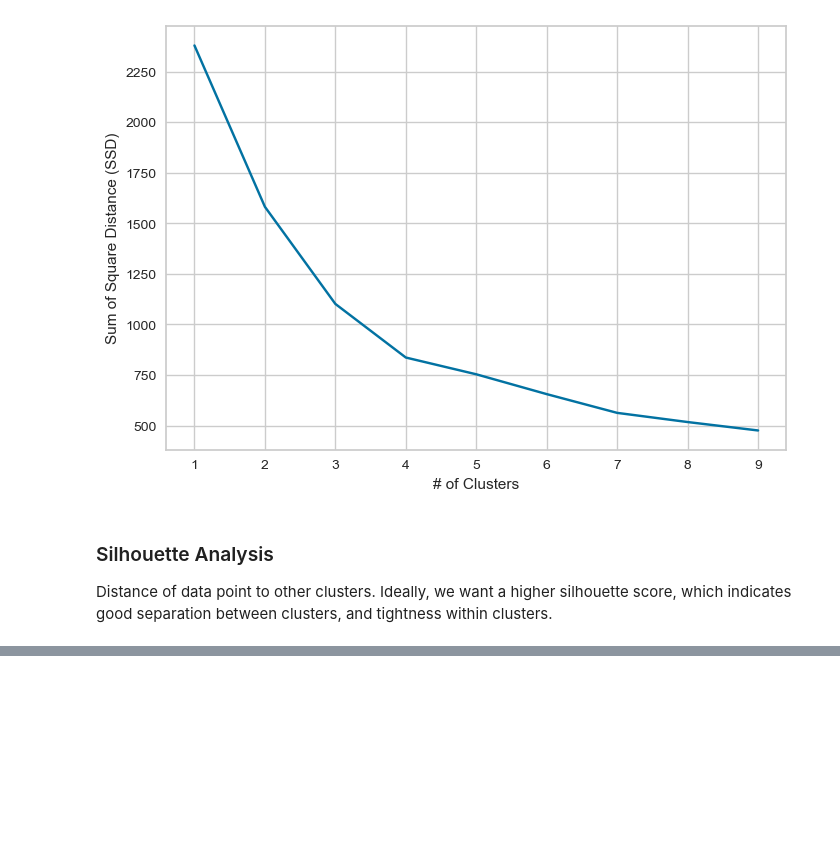
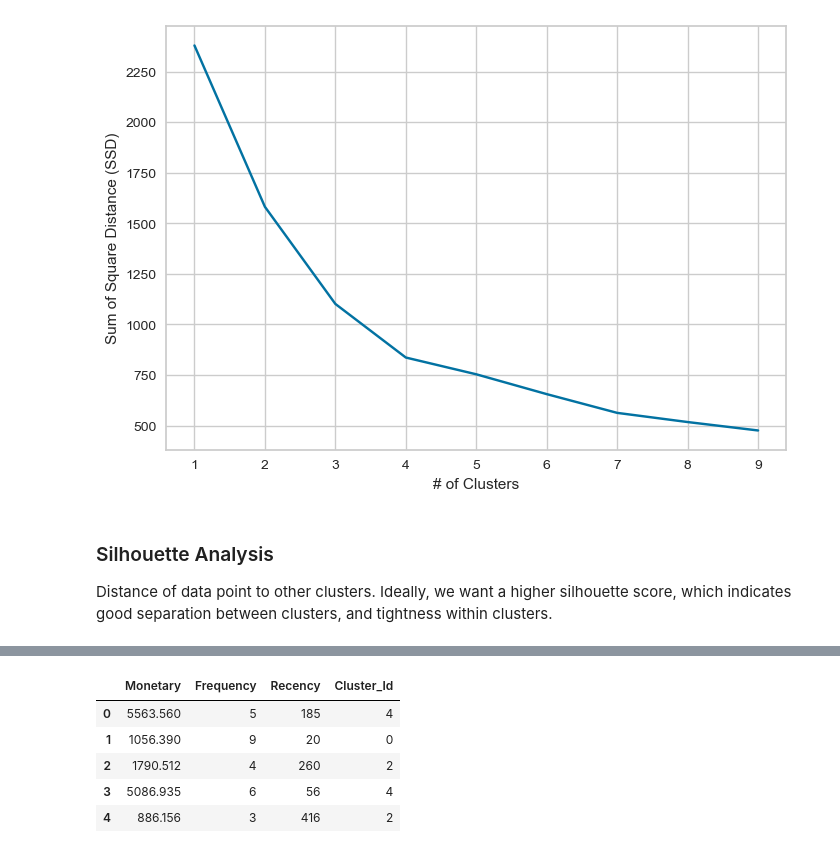
Before and after one commit to bbhatta10/E-Commerce-Sales-Insights-Tableau-Dashboard-, a Jupyter notebook: BI.ipynb, the cells around one changed output, grey strips where cells are left out. Cells and saved outputs as stored; diff of their text form; code cells hidden in the pictures; blank space fills up the shorter version.

```diff
--- a/BI.ipynb
+++ b/BI.ipynb
@@ -1648,8 +1657,8 @@ for num_clusters in range(2,10):
     # initialize kmeans
     kmeans = KMeans(n_clusters=num_clusters, max_iter=50, random_state=42)
     kmeans.fit(rfm_scaled_df)
-
     cluster_labels = kmeans.labels_
+    rfm_scaled_df['Cluster'] = kmeans.fit_predict(rfm_scaled_df)
 
     # silhouette score
     silhouette_avg = silhouette_score(rfm_scaled_df, cluster_labels)
@@ -1665,0 +1692,12 @@ For 9 clusters, the silhouette score is: 0.2774065790841672
+# %%
+
+# assign the label
+rfm_scaled_df['Cluster_Id'] = kmeans.labels_
+rfm_scaled_df.head()
+# %% [output]
+|  | Monetary | Frequency | Recency | Cluster_Id |
+| 0 | 5563.560 | 5 | 185 | 4 |
+| 1 | 1056.390 | 9 | 20 | 0 |
+| 2 | 1790.512 | 4 | 260 | 2 |
+| 3 | 5086.935 | 6 | 56 | 4 |
+| 4 | 886.156 | 3 | 416 | 2 |
```
Also changed, not shown: parts of 11 cells of this notebook.
